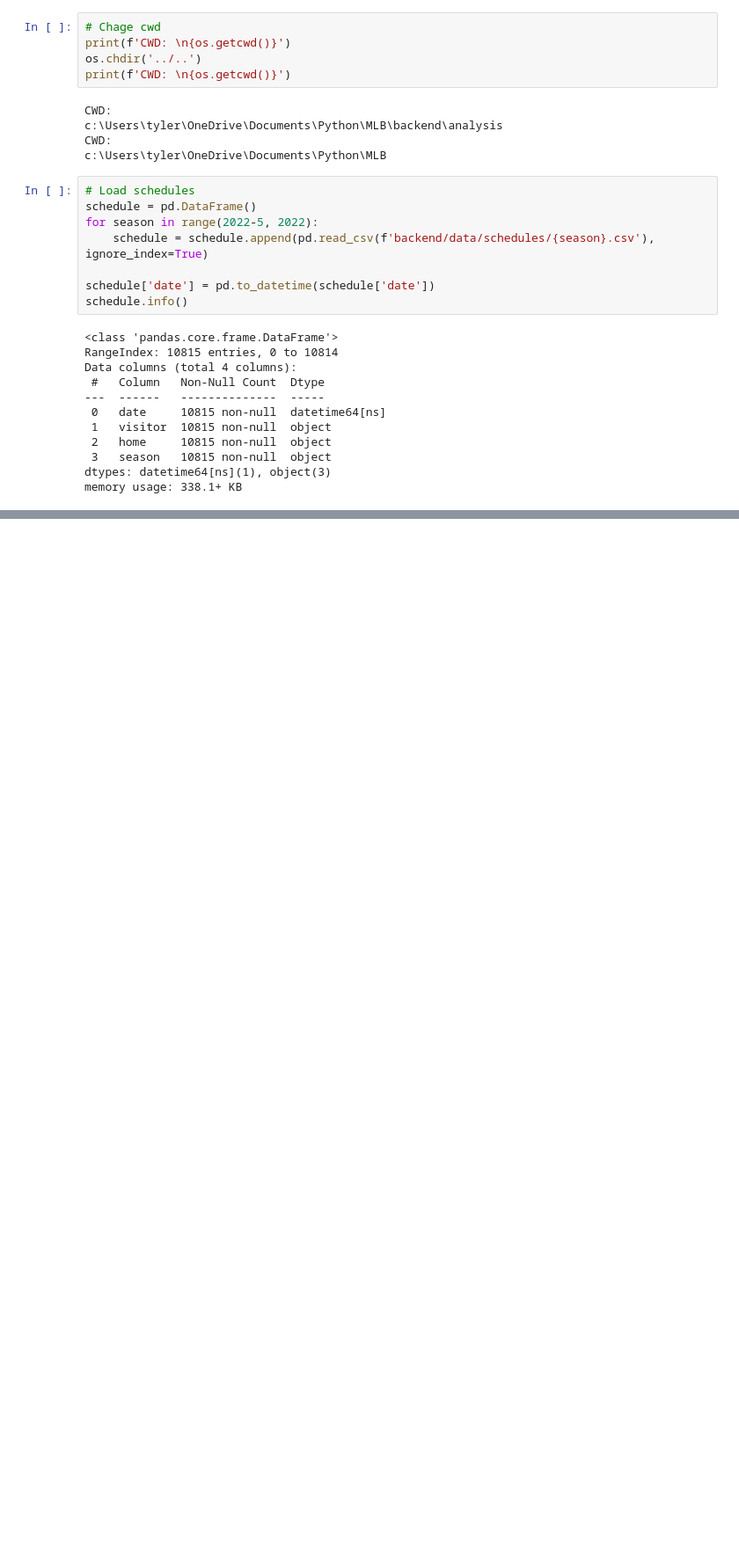
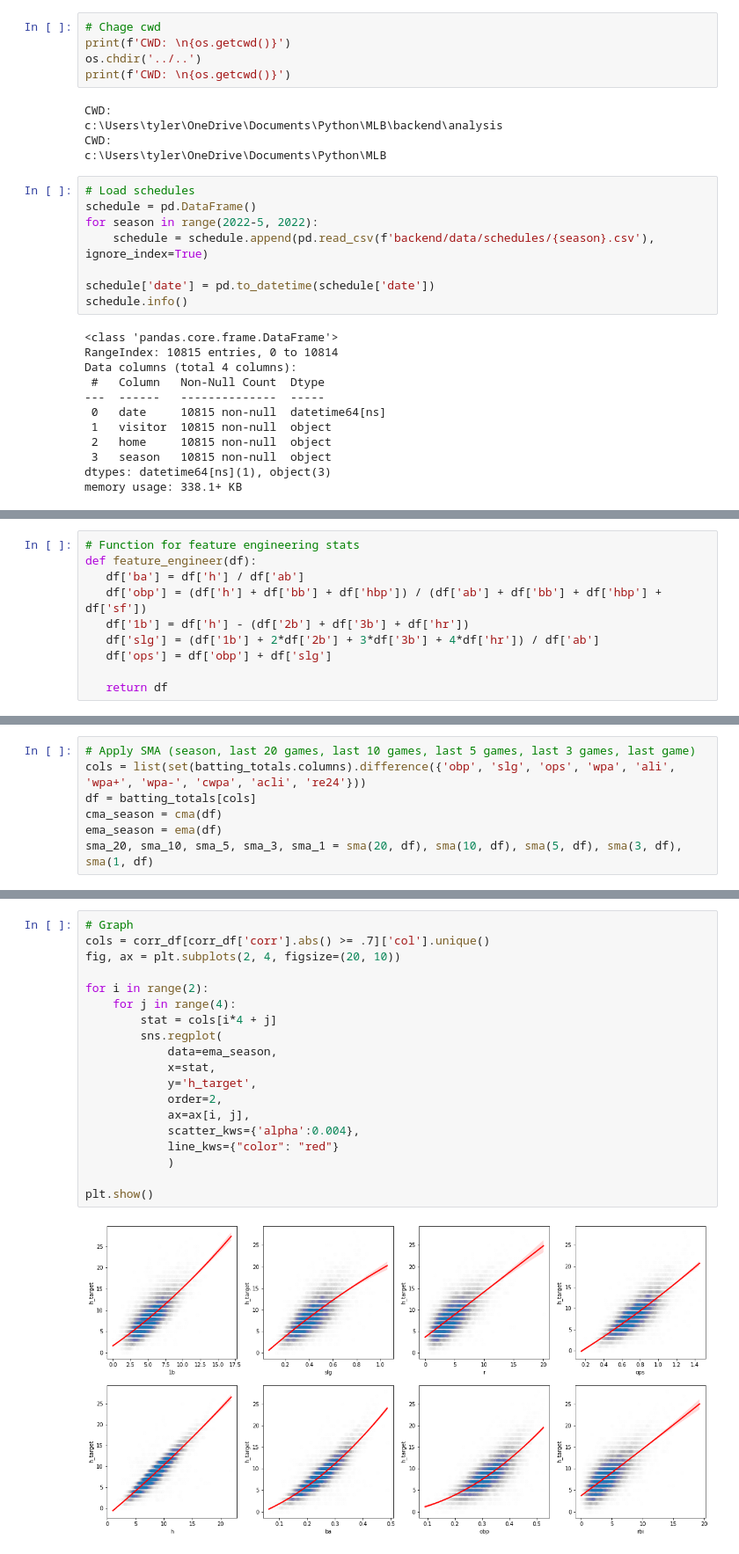
Before and after one commit to tylerengland25/MLB, a Jupyter notebook: backend/analysis/analysis.ipynb, the cells around one changed output, grey strips where cells are left out. Shown at 88% size. Saved outputs shown, nothing was run; the diff lists cells and outputs as text; blank space fills up the shorter version.

```diff
--- a/backend/analysis/analysis.ipynb
+++ b/backend/analysis/analysis.ipynb
@@ -85,0 +108,10 @@ memory usage: 4.3+ MB
+# %%
+# Function for feature engineering stats
+def feature_engineer(df):
+   df['ba'] = df['h'] / df['ab']
+   df['obp'] = (df['h'] + df['bb'] + df['hbp']) / (df['ab'] + df['bb'] + df['hbp'] + df['sf'])
+   df['1b'] = df['h'] - (df['2b'] + df['3b'] + df['hr'])
+   df['slg'] = (df['1b'] + 2*df['2b'] + 3*df['3b'] + 4*df['hr']) / df['ab']
+   df['ops'] = df['obp'] + df['slg']
+
+   return df
@@ -85,0 +196,7 @@ memory usage: 4.3+ MB
+# %%
+# Apply SMA (season, last 20 games, last 10 games, last 5 games, last 3 games, last game)
+cols = list(set(batting_totals.columns).difference({'obp', 'slg', 'ops', 'wpa', 'ali', 'wpa+', 'wpa-', 'cwpa', 'acli', 're24'}))
+df = batting_totals[cols]
+cma_season = cma(df)
+ema_season = ema(df)
+sma_20, sma_10, sma_5, sma_3, sma_1 = sma(20, df), sma(10, df), sma(5, df), sma(3, df), sma(1, df)
@@ -86,3 +222,24 @@ memory usage: 4.3+ MB
+# %%
+# Graph
+cols = corr_df[corr_df['corr'].abs() >= .7]['col'].unique()
+fig, ax = plt.subplots(2, 4, figsize=(20, 10))
+
+for i in range(2):
+    for j in range(4):
+        stat = cols[i*4 + j]
+        sns.regplot(
+            data=ema_season,
+            x=stat,
+            y='h_target',
+            order=2,
+            ax=ax[i, j],
+            scatter_kws={'alpha':0.004},
+            line_kws={"color": "red"}
+            )
+
+plt.show()
+# %% [output]
+[figure, added]
 # %%
 # Load pitching totals
 pitching_totals = pd.read_csv('backend/data/pitching/totals.csv')
```
Also changed, not shown: parts of 17 cells of this notebook.
